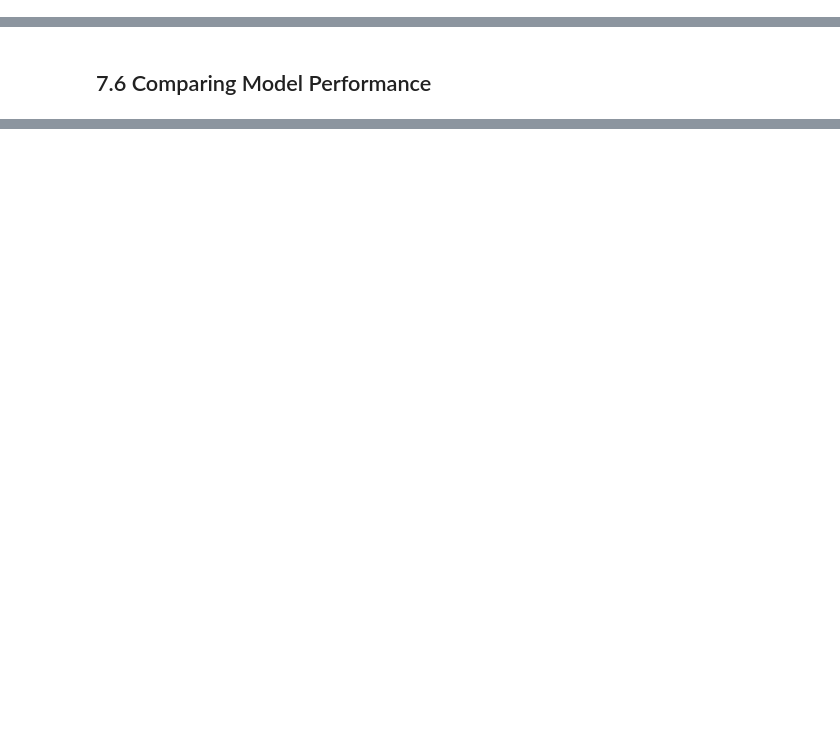
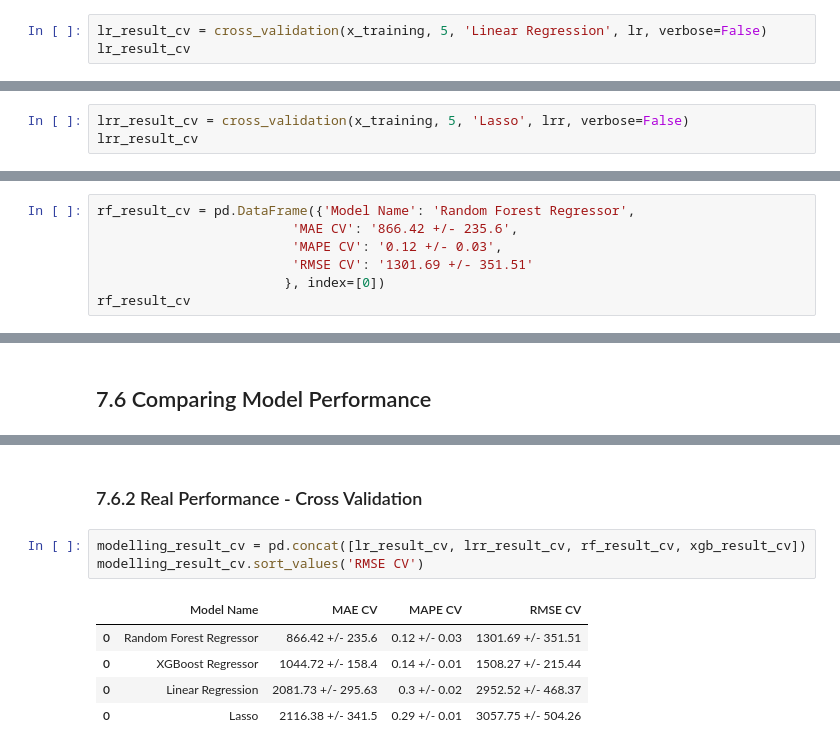
Before and after one commit to BlueBics/rossmann_sales_prediction, a Jupyter notebook: v01_store_sales_prediction.ipynb, the cells around one changed output, grey strips where cells are left out. Drawn from its saved outputs; the diff is of its cells as text; blank space fills up the shorter version.

Commit message:
Added Cross Validation sections

```diff
--- a/v01_store_sales_prediction.ipynb
+++ b/v01_store_sales_prediction.ipynb
@@ -1125,0 +1197,3 @@ lr_result
+# %%
+lr_result_cv = cross_validation(x_training, 5, 'Linear Regression', lr, verbose=False)
+lr_result_cv
@@ -1140,0 +1220,3 @@ lrr_result
+# %%
+lrr_result_cv = cross_validation(x_training, 5, 'Lasso', lrr, verbose=False)
+lrr_result_cv
@@ -1163,0 +1286,7 @@ rf_result
+# %%
+rf_result_cv = pd.DataFrame({'Model Name': 'Random Forest Regressor',
+                         'MAE CV': '866.42 +/- 235.6',
+                         'MAPE CV': '0.12 +/- 0.03',
+                         'RMSE CV': '1301.69 +/- 351.51'
+                        }, index=[0])
+rf_result_cv
@@ -1204,3 +1365,14 @@ modelling_result.sort_values('RMSE')
 | 0 | Average Model | 1354.800353 | 0.455051 | 1835.135542 |
 | 0 | Linear Regressor | 1867.089774 | 0.292694 | 2671.049215 |
 | 0 | Linear Regressor - Lasso | 1891.704881 | 0.289106 | 2744.451737 |
+# %% [markdown]
+### 7.6.2 Real Performance - Cross Validation
+# %%
+modelling_result_cv = pd.concat([lr_result_cv, lrr_result_cv, rf_result_cv, xgb_result_cv])
+modelling_result_cv.sort_values('RMSE CV')
+# %% [output]
+|  | Model Name | MAE CV | MAPE CV | RMSE CV |
+| 0 | Random Forest Regressor | 866.42 +/- 235.6 | 0.12 +/- 0.03 | 1301.69 +/- 351.51 |
+| 0 | XGBoost Regressor | 1044.72 +/- 158.4 | 0.14 +/- 0.01 | 1508.27 +/- 215.44 |
+| 0 | Linear Regression | 2081.73 +/- 295.63 | 0.3 +/- 0.02 | 2952.52 +/- 468.37 |
+| 0 | Lasso | 2116.38 +/- 341.5 | 0.29 +/- 0.01 | 3057.75 +/- 504.26 |
```
Also changed, not shown: parts of 29 cells of this notebook.
